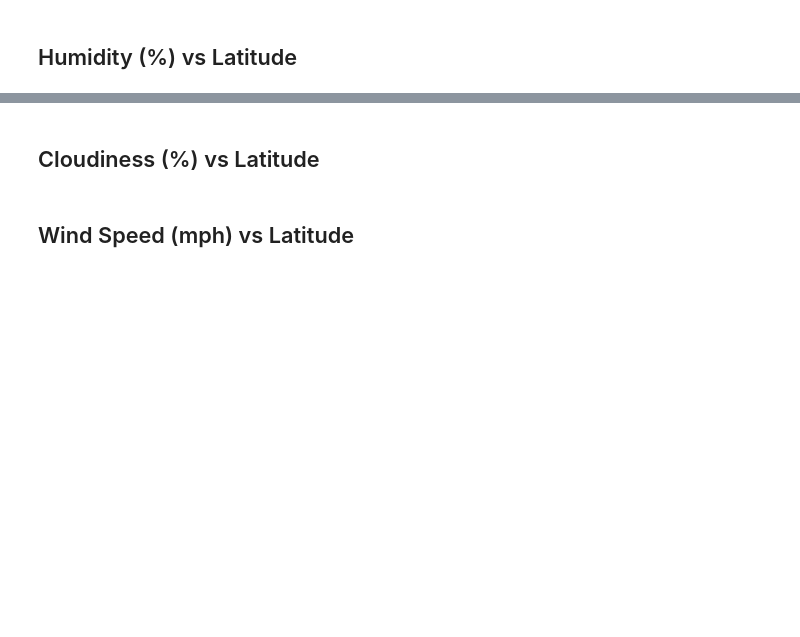
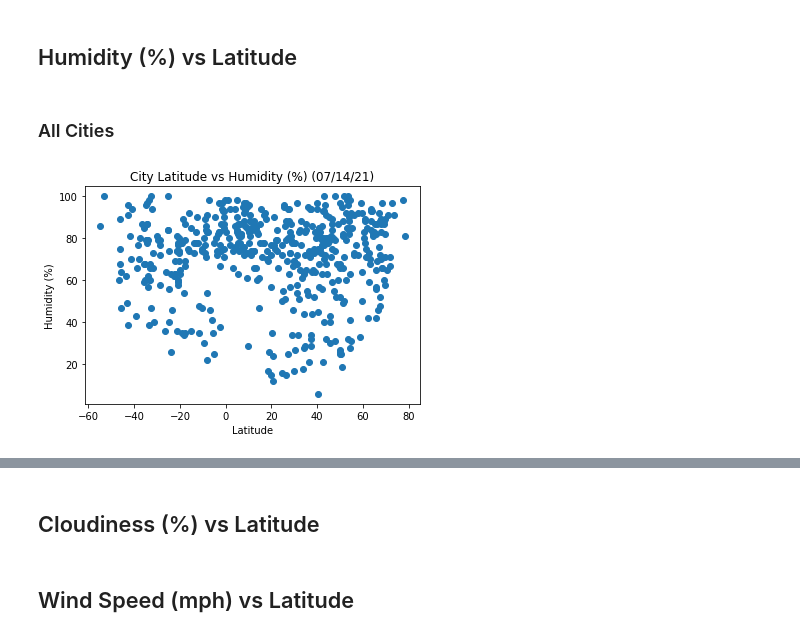
Before and after one commit to mjcarlson628/python-api-challenge, a Jupyter notebook: WeatherPy/WeatherPy.ipynb, the cells around one changed output, grey strips where cells are left out. Drawn from its saved outputs; the diff is of its cells as text; code cells hidden in the pictures; blank space fills up the shorter version.

```diff
--- a/WeatherPy/WeatherPy.ipynb
+++ b/WeatherPy/WeatherPy.ipynb
@@ -202,2 +235,16 @@ The latitude vs temperature plots show that weather generally gets hotter moving
 # %% [markdown]
 ## Humidity (%) vs Latitude
+# %% [markdown]
+### All Cities
+# %%
+# All cities
+plt.scatter(cities_df["Lat"], cities_df["Humidity"])
+plt.title("City Latitude vs Humidity (%) (07/14/21)")
+plt.xlabel("Latitude")
+plt.ylabel("Humidity (%)")
+
+plt.savefig("Images/AllHumidity")
+
+plt.show()
+# %% [output]
+[figure, added]
```
Also changed, not shown: parts of 13 cells of this notebook, 6 other files.
